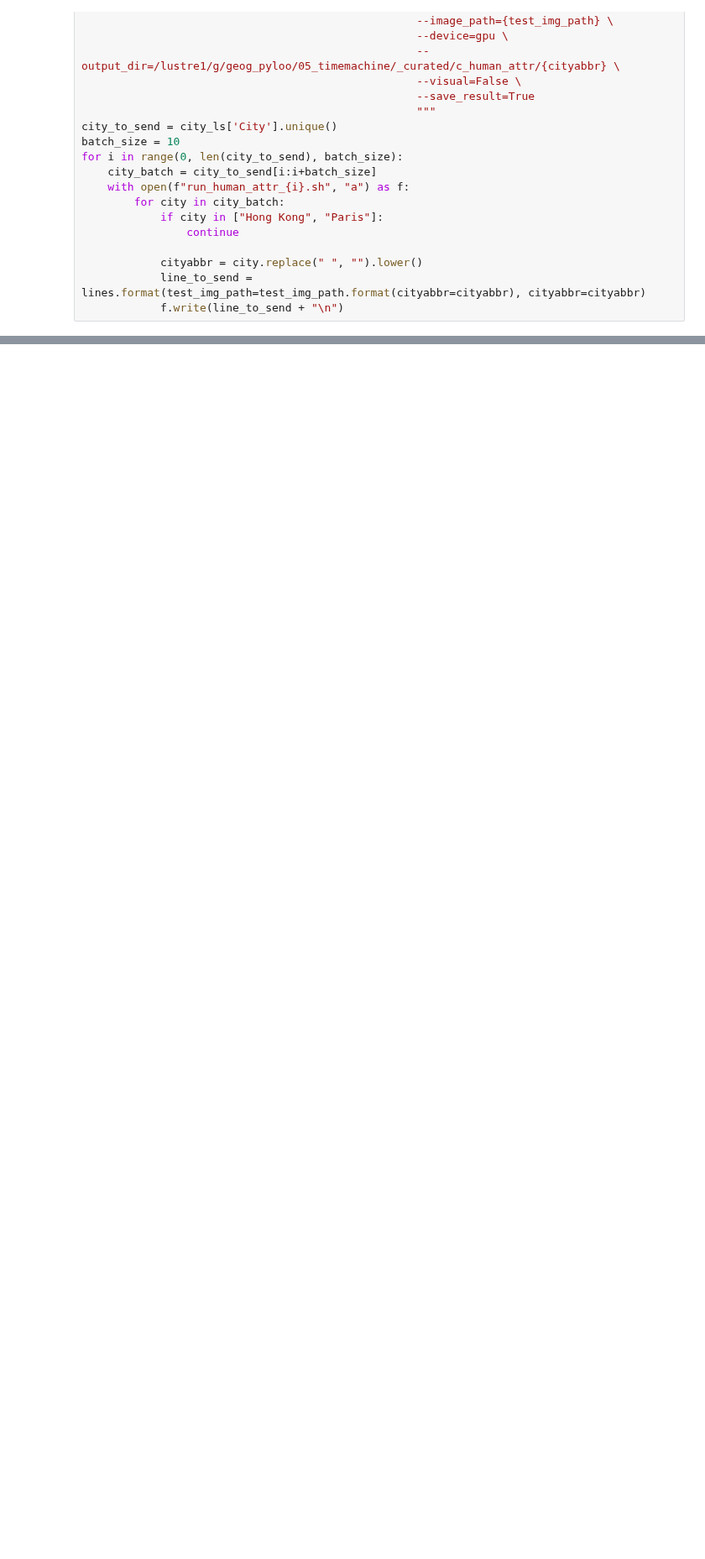
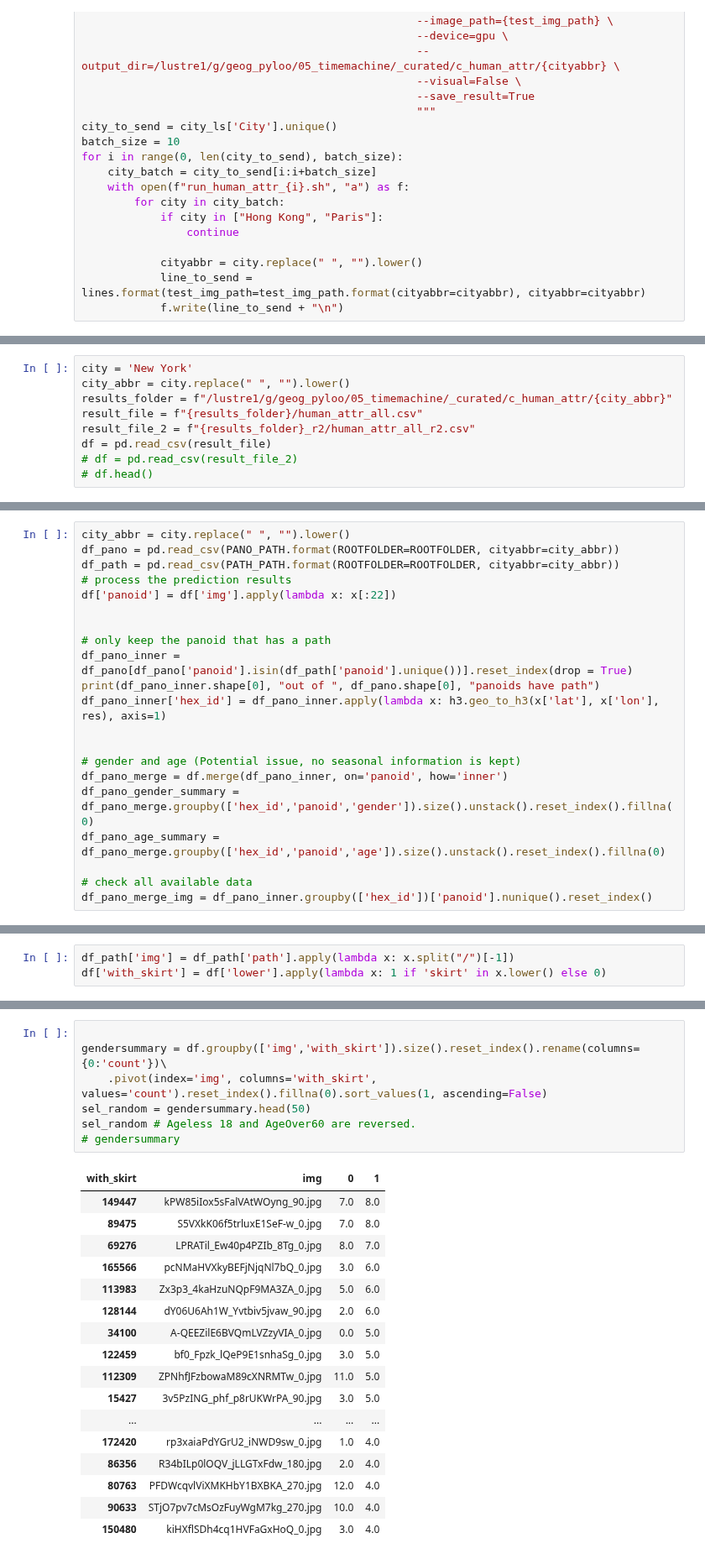
Before and after one commit to brookefzy/uvi-time-machine, a Jupyter notebook: _script/B-timemachine/07_attr.ipynb, the cells around one changed output, grey strips where cells are left out. Shown at 84% size. Cells and saved outputs as stored; diff of their text form; blank space fills up the shorter version.

```diff
--- a/_script/B-timemachine/07_attr.ipynb
+++ b/_script/B-timemachine/07_attr.ipynb
@@ -151,0 +168,9 @@ python deploy/pipeline/pipeline_no_viz.py --config deploy/pipeline/config/infer_
+# %%
+city = 'New York'
+city_abbr = city.replace(" ", "").lower()
+results_folder = f"/lustre1/g/geog_pyloo/05_timemachine/_curated/c_human_attr/{city_abbr}"
+result_file = f"{results_folder}/human_attr_all.csv"
+result_file_2 = f"{results_folder}_r2/human_attr_all_r2.csv"
+df = pd.read_csv(result_file)
+# df = pd.read_csv(result_file_2)
+# df.head()
@@ -151,0 +184,21 @@ python deploy/pipeline/pipeline_no_viz.py --config deploy/pipeline/config/infer_
+# %%
+city_abbr = city.replace(" ", "").lower()
+df_pano = pd.read_csv(PANO_PATH.format(ROOTFOLDER=ROOTFOLDER, cityabbr=city_abbr))
+df_path = pd.read_csv(PATH_PATH.format(ROOTFOLDER=ROOTFOLDER, cityabbr=city_abbr))
+# process the prediction results
+df['panoid'] = df['img'].apply(lambda x: x[:22])
+
+
+# only keep the panoid that has a path
+df_pano_inner = df_pano[df_pano['panoid'].isin(df_path['panoid'].unique())].reset_index(drop = True)
+print(df_pano_inner.shape[0], "out of ", df_pano.shape[0], "panoids have path")
+df_pano_inner['hex_id'] = df_pano_inner.apply(lambda x: h3.geo_to_h3(x['lat'], x['lon'], res), axis=1)
+
+
+# gender and age (Potential issue, no seasonal information is kept)
+df_pano_merge = df.merge(df_pano_inner, on='panoid', how='inner')
+df_pano_gender_summary = df_pano_merge.groupby(['hex_id','panoid','gender']).size().unstack().reset_index().fillna(0)
+df_pano_age_summary = df_pano_merge.groupby(['hex_id','panoid','age']).size().unstack().reset_index().fillna(0)
+
+# check all available data
+df_pano_merge_img = df_pano_inner.groupby(['hex_id'])['panoid'].nunique().reset_index()
@@ -151,0 +245,3 @@ python deploy/pipeline/pipeline_no_viz.py --config deploy/pipeline/config/infer_
+# %%
+df_path['img'] = df_path['path'].apply(lambda x: x.split("/")[-1])
+df['with_skirt'] = df['lower'].apply(lambda x: 1 if 'skirt' in x.lower() else 0)
@@ -151,0 +255,25 @@ python deploy/pipeline/pipeline_no_viz.py --config deploy/pipeline/config/infer_
+# %%
+
+gendersummary = df.groupby(['img','with_skirt']).size().reset_index().rename(columns={0:'count'})\
+    .pivot(index='img', columns='with_skirt', values='count').reset_index().fillna(0).sort_values(1, ascending=False)
+sel_random = gendersummary.head(50)
+sel_random # Ageless 18 and AgeOver60 are reversed.
+# gendersummary
+# %% [output]
+| with_skirt | img | 0 | 1 |
+| 149447 | kPW85iIox5sFalVAtWOyng_90.jpg | 7.0 | 8.0 |
+| 89475 | S5VXkK06f5trluxE1SeF-w_0.jpg | 7.0 | 8.0 |
+| 69276 | LPRATil_Ew40p4PZIb_8Tg_0.jpg | 8.0 | 7.0 |
+| 165566 | pcNMaHVXkyBEFjNjqNl7bQ_0.jpg | 3.0 | 6.0 |
+| 113983 | Zx3p3_4kaHzuNQpF9MA3ZA_0.jpg | 5.0 | 6.0 |
+| 128144 | dY06U6Ah1W_Yvtbiv5jvaw_90.jpg | 2.0 | 6.0 |
+| 34100 | A-QEEZilE6BVQmLVZzyVIA_0.jpg | 0.0 | 5.0 |
+| 122459 | bf0_Fpzk_lQeP9E1snhaSg_0.jpg | 3.0 | 5.0 |
+| 112309 | ZPNhfJFzbowaM89cXNRMTw_0.jpg | 11.0 | 5.0 |
+| 15427 | 3v5PzING_phf_p8rUKWrPA_90.jpg | 3.0 | 5.0 |
+| ... | ... | ... | ... |
+| 172420 | rp3xaiaPdYGrU2_iNWD9sw_0.jpg | 1.0 | 4.0 |
+| 86356 | R34bILp0lOQV_jLLGTxFdw_180.jpg | 2.0 | 4.0 |
+| 80763 | PFDWcqvlViXMKHbY1BXBKA_270.jpg | 12.0 | 4.0 |
+| 90633 | STjO7pv7cMsOzFuyWgM7kg_270.jpg | 10.0 | 4.0 |
+| 150480 | kiHXflSDh4cq1HVFaGxHoQ_0.jpg | 3.0 | 4.0 |
```
Also changed, not shown: parts of 32 cells of this notebook, 4 other files.
